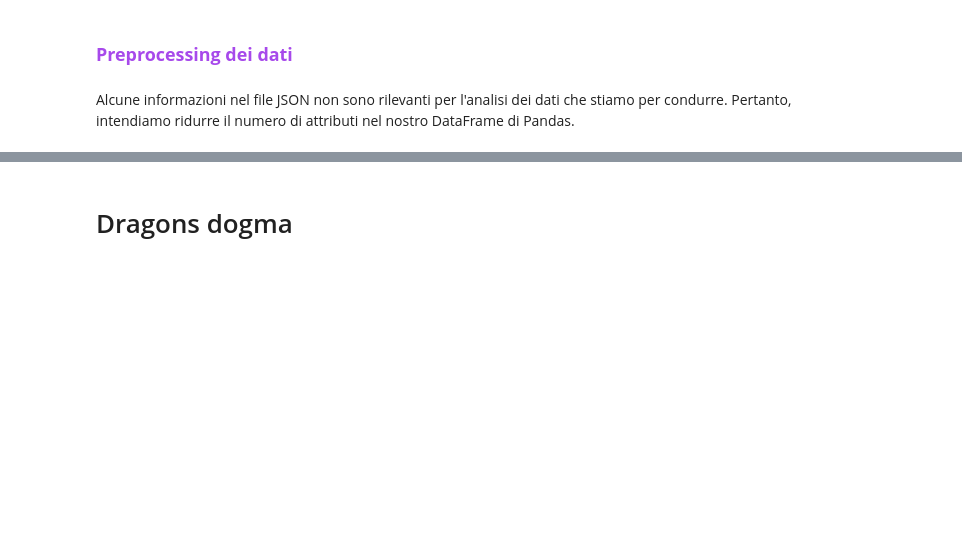
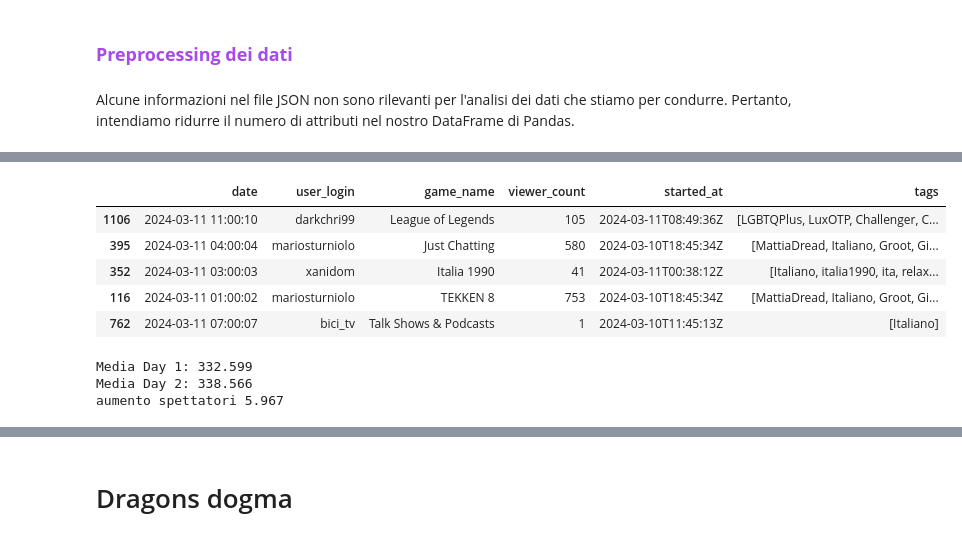
Before and after one commit to LenionK/Tutorial-SM, a Jupyter notebook: Tutorial.ipynb, the cells around one changed output, grey strips where cells are left out. Saved outputs shown, nothing was run; the diff lists cells and outputs as text; code cells hidden in the pictures; blank space fills up the shorter version.

```diff
--- a/Tutorial.ipynb
+++ b/Tutorial.ipynb
@@ -504,9 +498,9 @@ display(get_df(path))
 # %% [markdown]
 Alcune informazioni nel file JSON non sono rilevanti per l'analisi dei dati che stiamo per condurre. Pertanto, intendiamo ridurre il numero di attributi nel nostro DataFrame di Pandas.
 # %%
-def riduci_feature(df):
+def preprocessing(df):
     """
-    Riduce la quantità di feature nel DataFrame, mantenendo solo le informazioni rilevanti per l'analisi.
+    Riduce la quantità di feature nel DataFrame e converte data in formato datetime, mantenendo solo le informazioni rilevanti per l'analisi.
 
     Args:
         df (pandas.DataFrame): Il DataFrame contenente i dati da ridurre.
@@ -517,7 +511,7 @@ def riduci_feature(df):
     # Lista delle feature rilevanti per l'analisi
     feature_selezionate = ['date', 'user_login', 'game_name', 'viewer_count', 'started_at' , 'tags']
 
-    # Seleziona solo le feature rilevanti
-    df_ridotto = df[feature_selezionate]
+    new_df = df[feature_selezionate].copy()
+    new_df['date'] = pd.to_datetime(new_df['date'])
 
-    return df_ridotto
+    return new_df
@@ -543,0 +518,26 @@ display(df_ridotto)
+# %%
+path_1 = "data_capcom/stream_data_capcom_1.json"
+path_2 = "data_capcom/stream_data_capcom_2.json"
+df_g1 = preprocessing(get_df(path_1))
+df_g2 = preprocessing(get_df(path_2))
+df_g1.sample(5)
+# %% [output]
+|  | date | user_login | game_name | viewer_count | started_at | tags |
+| 1106 | 2024-03-11 11:00:10 | darkchri99 | League of Legends | 105 | 2024-03-11T08:49:36Z | [LGBTQPlus, LuxOTP, Challenger, C... |
+| 395 | 2024-03-11 04:00:04 | mariosturniolo | Just Chatting | 580 | 2024-03-10T18:45:34Z | [MattiaDread, Italiano, Groot, Gi... |
+| 352 | 2024-03-11 03:00:03 | xanidom | Italia 1990 | 41 | 2024-03-11T00:38:12Z | [Italiano, italia1990, ita, relax... |
+| 116 | 2024-03-11 01:00:02 | mariosturniolo | TEKKEN 8 | 753 | 2024-03-10T18:45:34Z | [MattiaDread, Italiano, Groot, Gi... |
+| 762 | 2024-03-11 07:00:07 | bici_tv | Talk Shows & Podcasts | 1 | 2024-03-10T11:45:13Z | [Italiano] |
+# %%
+media_spettatori_g1 = df_g1['viewer_count'].mean()
+media_spettatori_g2 = df_g2['viewer_count'].mean()
+
+aumento_spettatori = media_spettatori_g2 - media_spettatori_g1
+
+print(f"Media Day 1: {media_spettatori_g1:.3f}")
+print(f"Media Day 2: {media_spettatori_g2:.3f}")
+print(f"aumento spettatori {aumento_spettatori:.3f}")
+# %% [output]
+Media Day 1: 332.599
+Media Day 2: 338.566
+aumento spettatori 5.967
```
Also changed, not shown: parts of 8 cells of this notebook.
